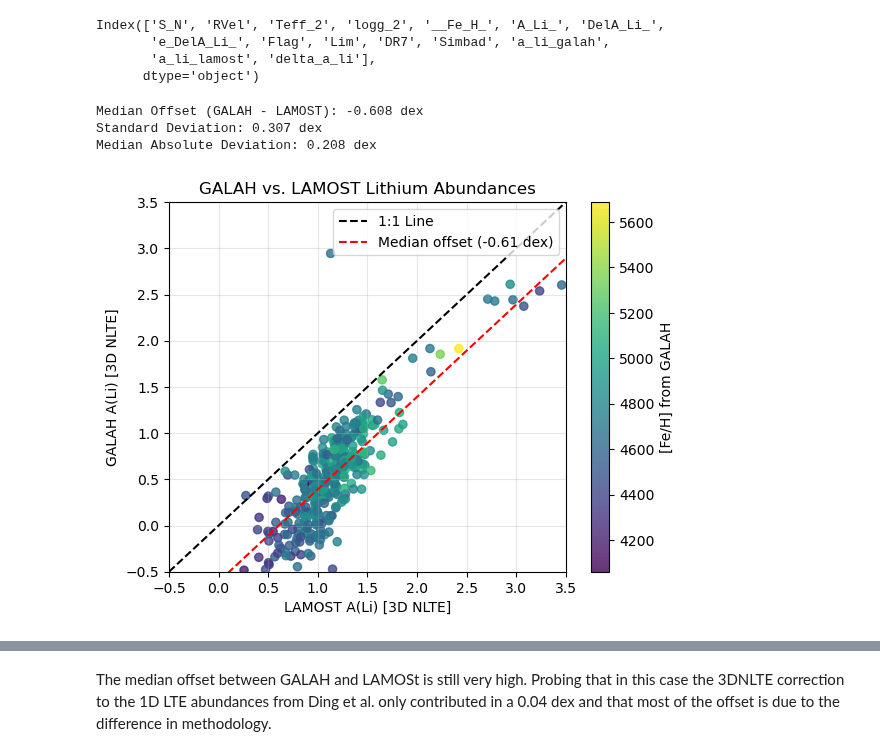
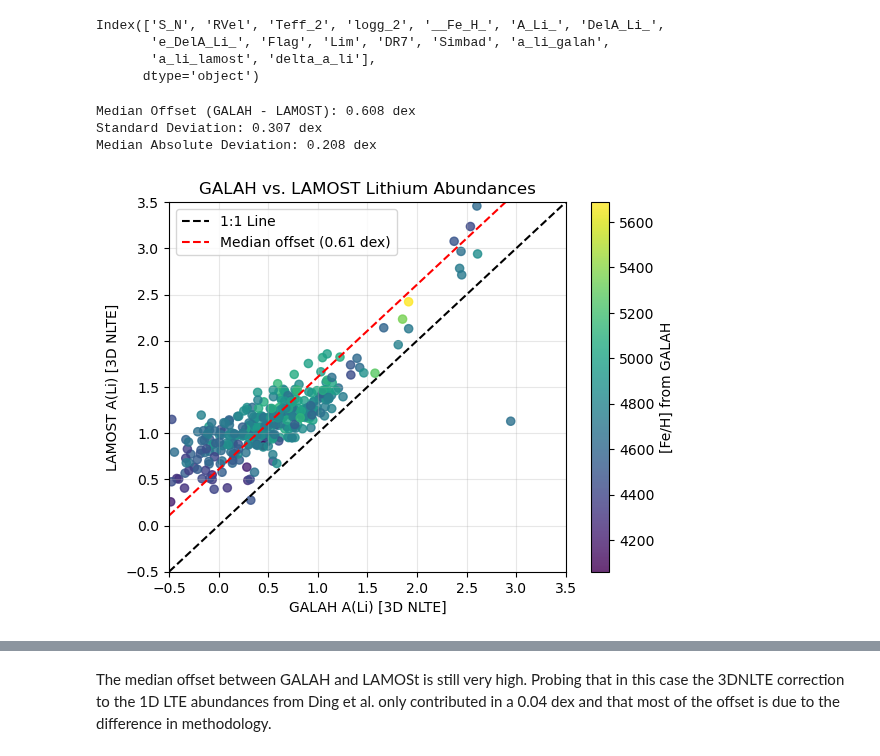
Before and after one commit to juanpabloidarraga/master_thesis, a Jupyter notebook: code/Sidequests/offset_galah_and_lamost.ipynb, the cells around one changed output, grey strips where cells are left out. Drawn from its saved outputs; the diff is of its cells as text; code cells hidden in the pictures.

```diff
--- a/code/Sidequests/offset_galah_and_lamost.ipynb
+++ b/code/Sidequests/offset_galah_and_lamost.ipynb
@@ -154,7 +233,7 @@ Matched stars: 334
 # %%
 # Compares 3D-NLTE Li abundances from GALAH and 1D LTE LAMOST for the same stars
 
-K2_GALAH_x_k2_LAMOST['delta_a_li'] = K2_GALAH_x_k2_LAMOST['a_li_galah'] - K2_GALAH_x_k2_LAMOST['a_li_lamost']
+K2_GALAH_x_k2_LAMOST['delta_a_li'] = K2_GALAH_x_k2_LAMOST['a_li_lamost'] -K2_GALAH_x_k2_LAMOST['a_li_galah']
 
 
 med_offset = K2_GALAH_x_k2_LAMOST['delta_a_li'].median()
@@ -288,8 +465,8 @@ K2_GALAH_x_k2_LAMOST['a_li_lamost_3d_nlte'] = Get_3D_NLTE_Li_abundance(
 )
 
 K2_GALAH_x_k2_LAMOST['delta_a_li_3dnlte'] = (
+    K2_GALAH_x_k2_LAMOST['a_li_lamost_3d_nlte'] -
     K2_GALAH_x_k2_LAMOST['a_li_galah']
-    - K2_GALAH_x_k2_LAMOST['a_li_lamost_3d_nlte']
 )
 
 # Compares 3D-NLTE Li abundances from GALAH and 3D NLTE LAMOST for the same stars
@@ -302,45 +479,46 @@ print(f'Median Offset (GALAH - LAMOST): {med_offset:.3f} dex')
 print(f'Standard Deviation: {std_offset:.3f} dex')
 print(f'Median Absolute Deviation: {mad_offset:.3f} dex')
 # %% [output]
-Median Offset (GALAH - LAMOST): -0.608 dex
+Median Offset (GALAH - LAMOST): 0.608 dex
 Standard Deviation: 0.307 dex
 Median Absolute Deviation: 0.208 dex
 # %%
 sc = plt.scatter(
+    K2_GALAH_x_k2_LAMOST['a_li_galah'],
     K2_GALAH_x_k2_LAMOST['a_li_lamost_3d_nlte'],
-    K2_GALAH_x_k2_LAMOST['a_li_galah'],
+
     c=K2_GALAH_x_k2_LAMOST['teff'], # Temperature from GALAH
     #c=K2_x_GALAH_LAMOST['fe_h_2'], # Iron over hydrogen from GALAH
     cmap='viridis',
     s=35,
     alpha=0.8,
 )
 
 lims = [-0.5, 3.5]
 
 # Black line for 1:1 relation
 plt.plot(lims, lims, 'k--', label='1:1 Line')
 
 # Red line for median offset
 plt.plot(
     lims,
     [x + med_offset for x in lims],
     'r--',
     label=f'Median offset ({med_offset:.2f} dex)',
 )
 
 plt.xlim(lims)
 plt.ylim(lims)
 
-plt.xlabel('LAMOST A(Li) [3D NLTE]')
-plt.ylabel('GALAH A(Li) [3D NLTE]')
+plt.ylabel('LAMOST A(Li) [3D NLTE]')
+plt.xlabel('GALAH A(Li) [3D NLTE]')
 plt.title('GALAH vs. LAMOST Lithium Abundances')
 
 plt.grid(True, alpha=0.3)
 plt.legend()
 
 plt.colorbar(sc, label='[Fe/H] from GALAH')
 
 plt.show()
 # %% [output]
-[figure, old version]
+[figure, new version]
```
Also changed, not shown: parts of 13 cells of this notebook, 2 other files.
